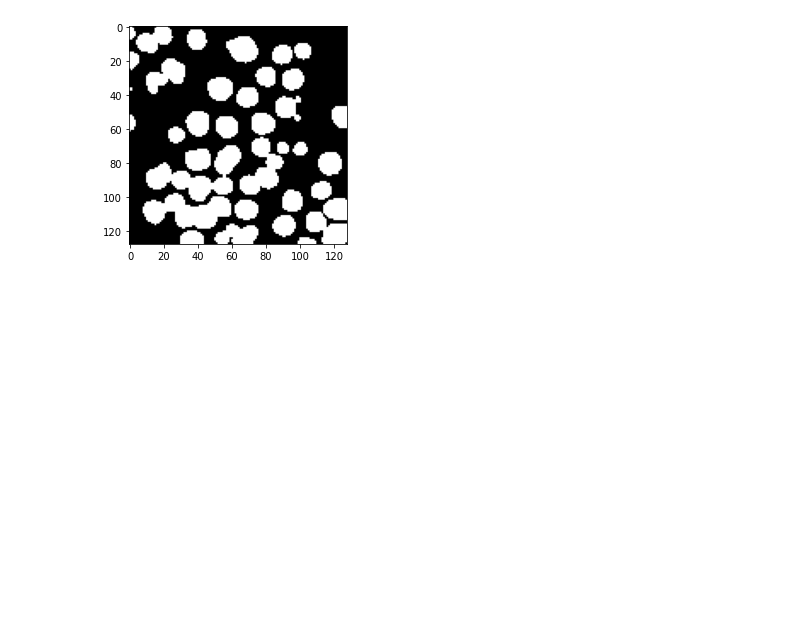
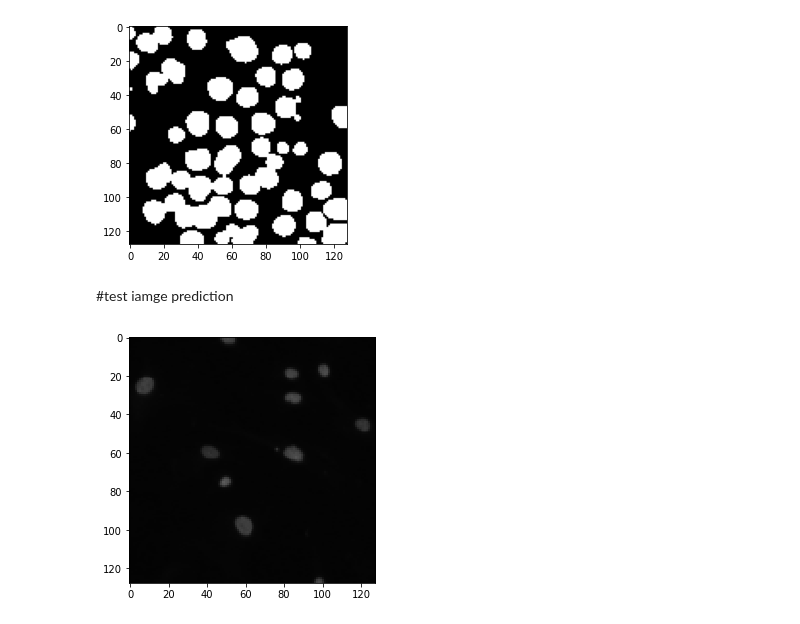
Before and after one commit to IshaqKHATTAK/Computer-Vision, a Jupyter notebook: UNET_Image_segmentation.ipynb, the cells around one changed output. Saved outputs shown, nothing was run; the diff lists cells and outputs as text; code cells hidden in the pictures; blank space fills up the shorter version.

```diff
--- a/UNET_Image_segmentation.ipynb
+++ b/UNET_Image_segmentation.ipynb
@@ -266,3 +266,10 @@ have a look at some validation set examples
 [figure]
 [figure]
 [figure]
+# %% [markdown]
+#test iamge prediction
+# %%
+imshow(X_train[int(X_test.shape[0]*0.9):][ix])
+plt.show()
+# %% [output]
+[figure, added]
```
Also changed, not shown: parts of 1 cell of this notebook.
